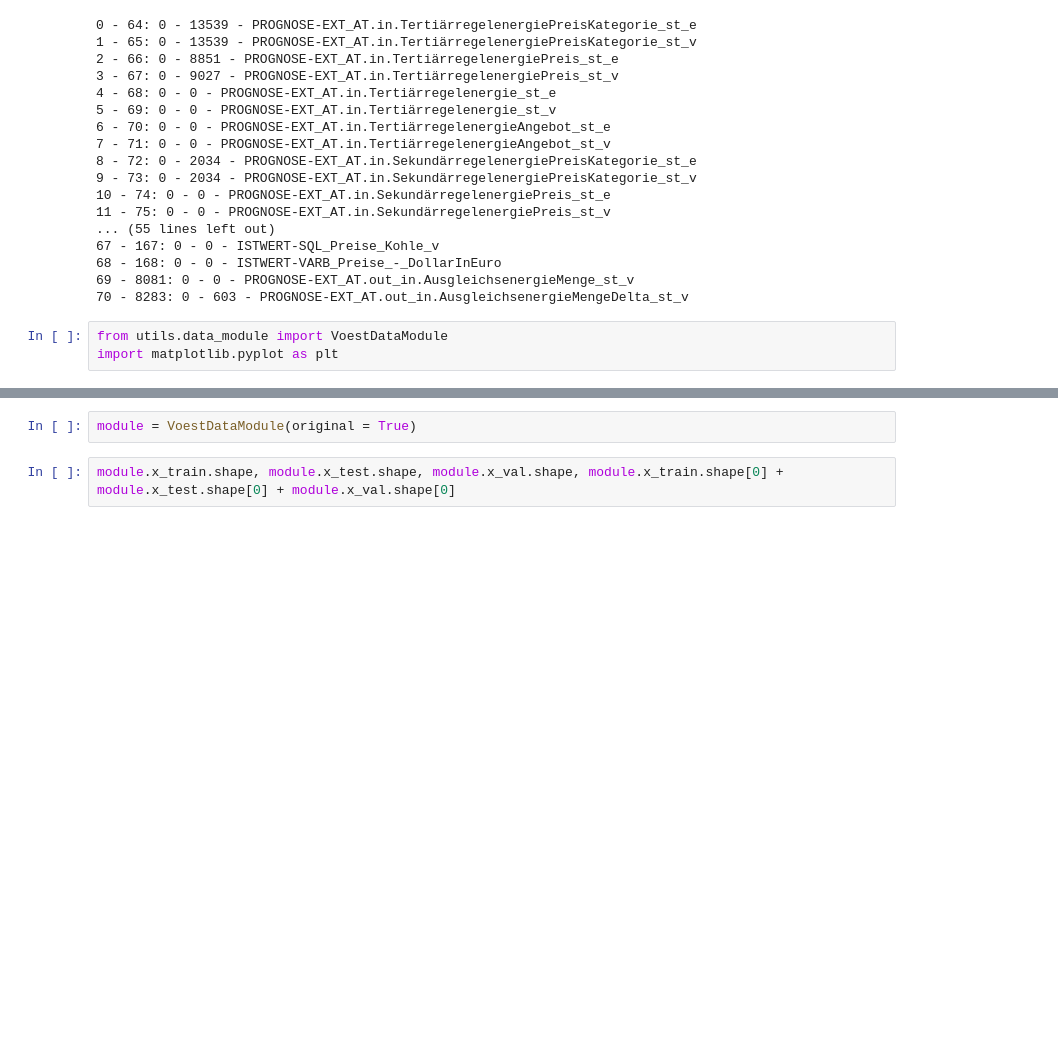
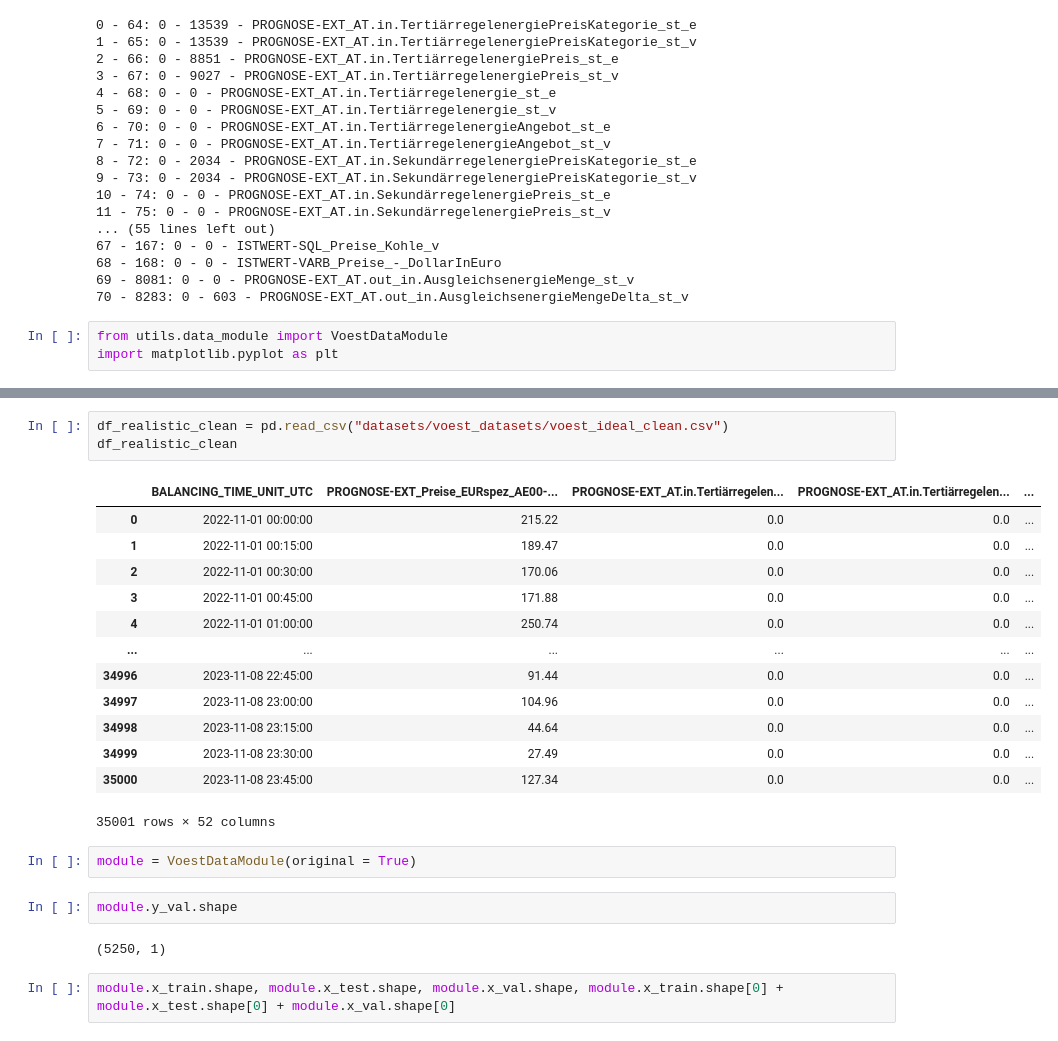
Before and after one commit to alexanderkrauck/uncertainty_prediction, a Jupyter notebook: notebooks/01_data_explore.ipynb, the cells around one changed output, grey strips where cells are left out. Saved outputs shown, nothing was run; the diff lists cells and outputs as text; blank space fills up the shorter version.

```diff
--- a/notebooks/01_data_explore.ipynb
+++ b/notebooks/01_data_explore.ipynb
@@ -507,5 +541,26 @@ import matplotlib.pyplot as plt
+# %%
+df_realistic_clean = pd.read_csv("datasets/voest_datasets/voest_ideal_clean.csv")
+df_realistic_clean
+# %% [output]
+|  | BALANCING_TIME_UNIT_UTC | PROGNOSE-EXT_Preise_EURspez_AE00-... | PROGNOSE-EXT_AT.in.Tertiärregelen... | PROGNOSE-EXT_AT.in.Tertiärregelen... | ... |
+| 0 | 2022-11-01 00:00:00 | 215.22 | 0.0 | 0.0 | ... |
+| 1 | 2022-11-01 00:15:00 | 189.47 | 0.0 | 0.0 | ... |
+| 2 | 2022-11-01 00:30:00 | 170.06 | 0.0 | 0.0 | ... |
+| 3 | 2022-11-01 00:45:00 | 171.88 | 0.0 | 0.0 | ... |
+| 4 | 2022-11-01 01:00:00 | 250.74 | 0.0 | 0.0 | ... |
+| ... | ... | ... | ... | ... | ... |
+| 34996 | 2023-11-08 22:45:00 | 91.44 | 0.0 | 0.0 | ... |
+| 34997 | 2023-11-08 23:00:00 | 104.96 | 0.0 | 0.0 | ... |
+| 34998 | 2023-11-08 23:15:00 | 44.64 | 0.0 | 0.0 | ... |
+| 34999 | 2023-11-08 23:30:00 | 27.49 | 0.0 | 0.0 | ... |
+| 35000 | 2023-11-08 23:45:00 | 127.34 | 0.0 | 0.0 | ... |
+35001 rows × 52 columns
 # %%
 module = VoestDataModule(original = True)
+# %%
+module.y_val.shape
+# %% [output]
+(5250, 1)
 # %%
 module.x_train.shape, module.x_test.shape, module.x_val.shape, module.x_train.shape[0] + module.x_test.shape[0] + module.x_val.shape[0]
 # %% [output]
```
Also changed, not shown: parts of 19 cells of this notebook, 2 other files.
